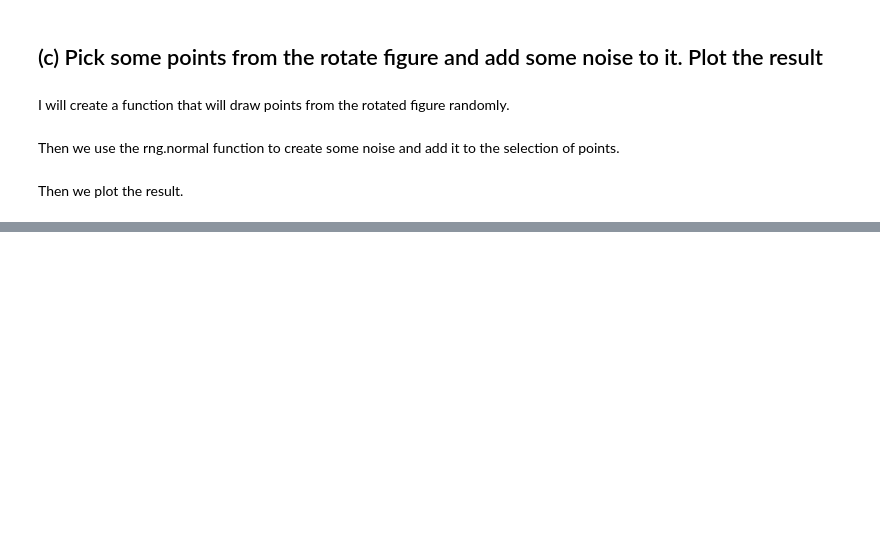
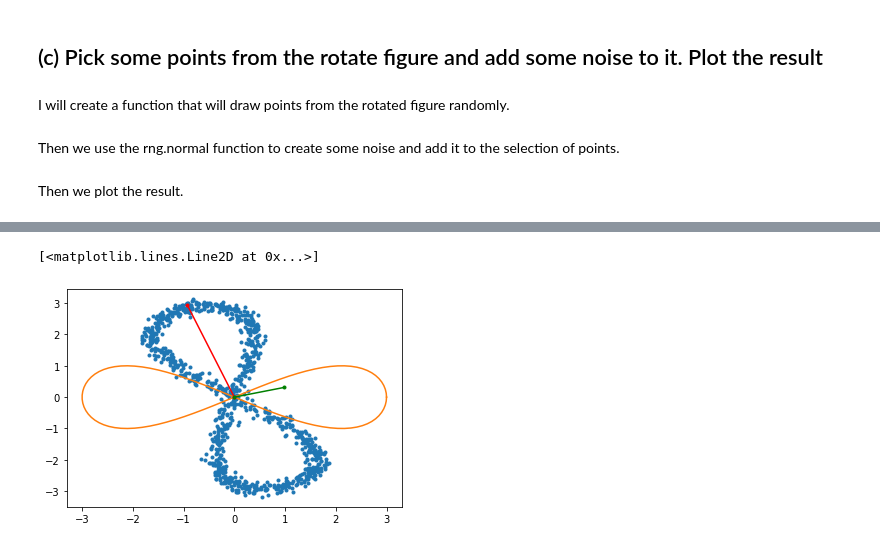
Before and after one commit to r59q/pynotebook, a Jupyter notebook: notebooks/Handin 5.ipynb, the cells around one changed output, grey strips where cells are left out. Drawn from its saved outputs; the diff is of its cells as text; code cells hidden in the pictures; blank space fills up the shorter version.

```diff
--- a/notebooks/Handin 5.ipynb
+++ b/notebooks/Handin 5.ipynb
@@ -93,0 +97,9 @@ ax.plot(A[0], A[1])
+# %%
+def meanSubtraction(_matrix):
+    matrix = np.copy(_matrix)
+    xMean = np.mean(matrix[0])
+    yMean = np.mean(matrix[1])
+    for i in range(matrix.shape[1]):
+        matrix[0][i] += -xMean
+        matrix[1][i] += -yMean
+    return matrix
@@ -93,0 +108,2 @@ ax.plot(A[0], A[1])
+# %%
+B = meanSubtraction(A)
@@ -93,0 +112,2 @@ ax.plot(A[0], A[1])
+# %%
+u, s, vt = np.linalg.svd(B, full_matrices = False)
@@ -93,0 +126,13 @@ ax.plot(A[0], A[1])
+# %%
+original = np.array([xs,ys])
+origo = np.zeros((2,1))
+scale = 1.45 / np.sqrt(n)
+fig, ax = plt.subplots()
+ax.plot(*A, marker='.', linestyle="")
+ax.plot(*original)
+
+ax.plot(*(np.hstack([origo, u[:,[0]] * s[0] * scale])), 'red',   marker='.')
+ax.plot(*(np.hstack([origo, u[:,[1]] * s[1] * scale])), 'green', marker='.')
+# %% [output]
+[<matplotlib.lines.Line2D at 0x...>]
+[figure, added]
```
Also changed, not shown: parts of 12 cells of this notebook, 2 other files.
